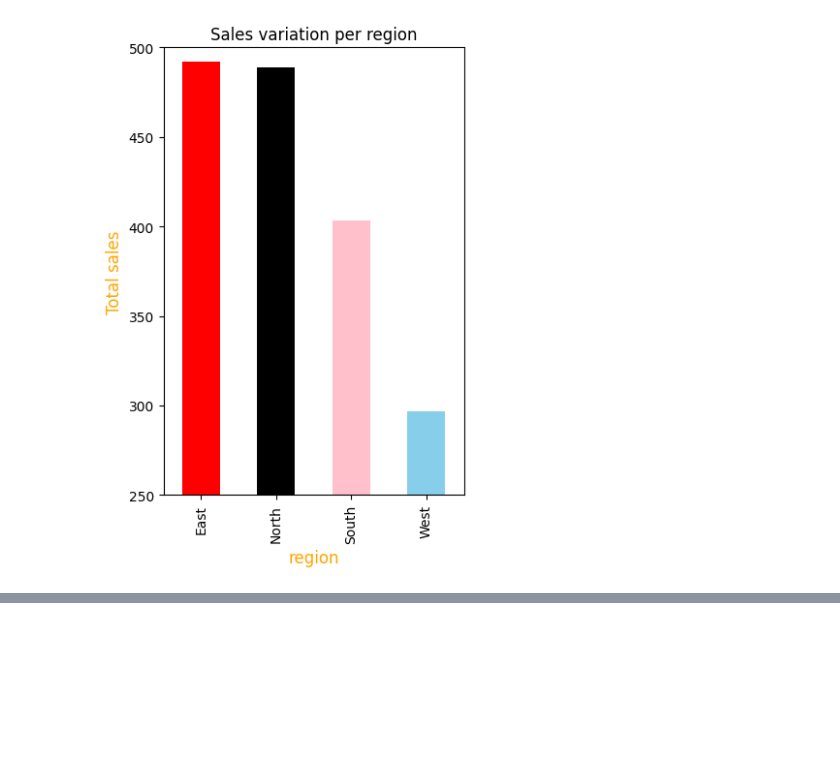
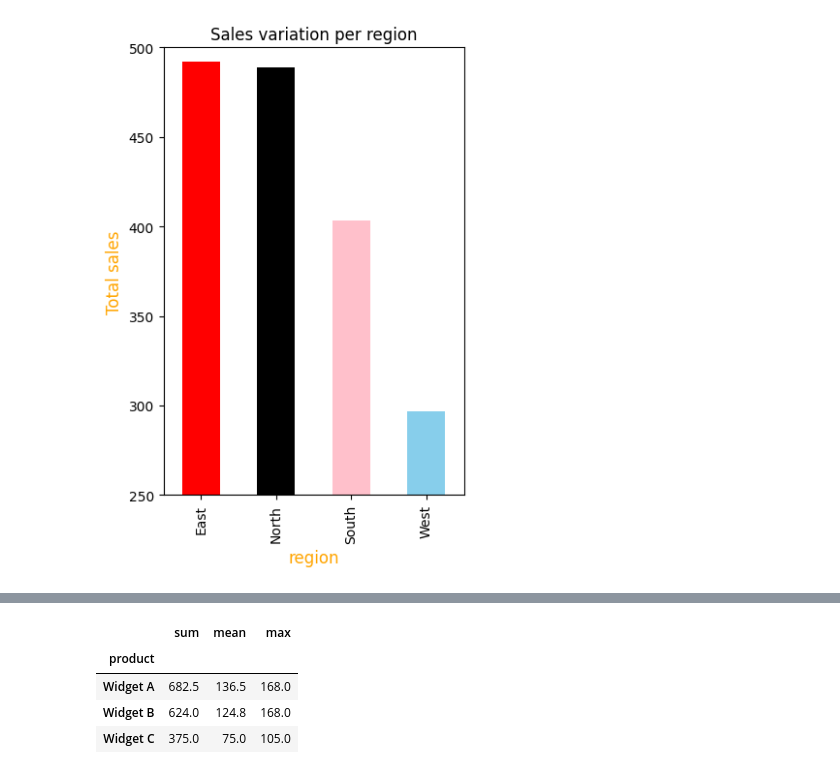
Before and after one commit to Tonnyspiel/css-week-3, a Jupyter notebook: sales-data-analysis.ipynb, the cells around one changed output, grey strips where cells are left out. Drawn from its saved outputs; the diff is of its cells as text; code cells hidden in the pictures; blank space fills up the shorter version.

Commit message:
Kaggle Notebook | sales data analysis | Version 2

```diff
--- a/sales-data-analysis.ipynb
+++ b/sales-data-analysis.ipynb
@@ -131,0 +168,8 @@ Text(0.5, 0, 'region')
+# %%
+df.groupby('product')['Total sales'].agg(['sum', 'mean', 'max'])
+# %% [output]
+|  | sum | mean | max |
+| product |  |  |  |
+| Widget A | 682.5 | 136.5 | 168.0 |
+| Widget B | 624.0 | 124.8 | 168.0 |
+| Widget C | 375.0 | 75.0 | 105.0 |
```
Also changed, not shown: parts of 3 cells of this notebook.
